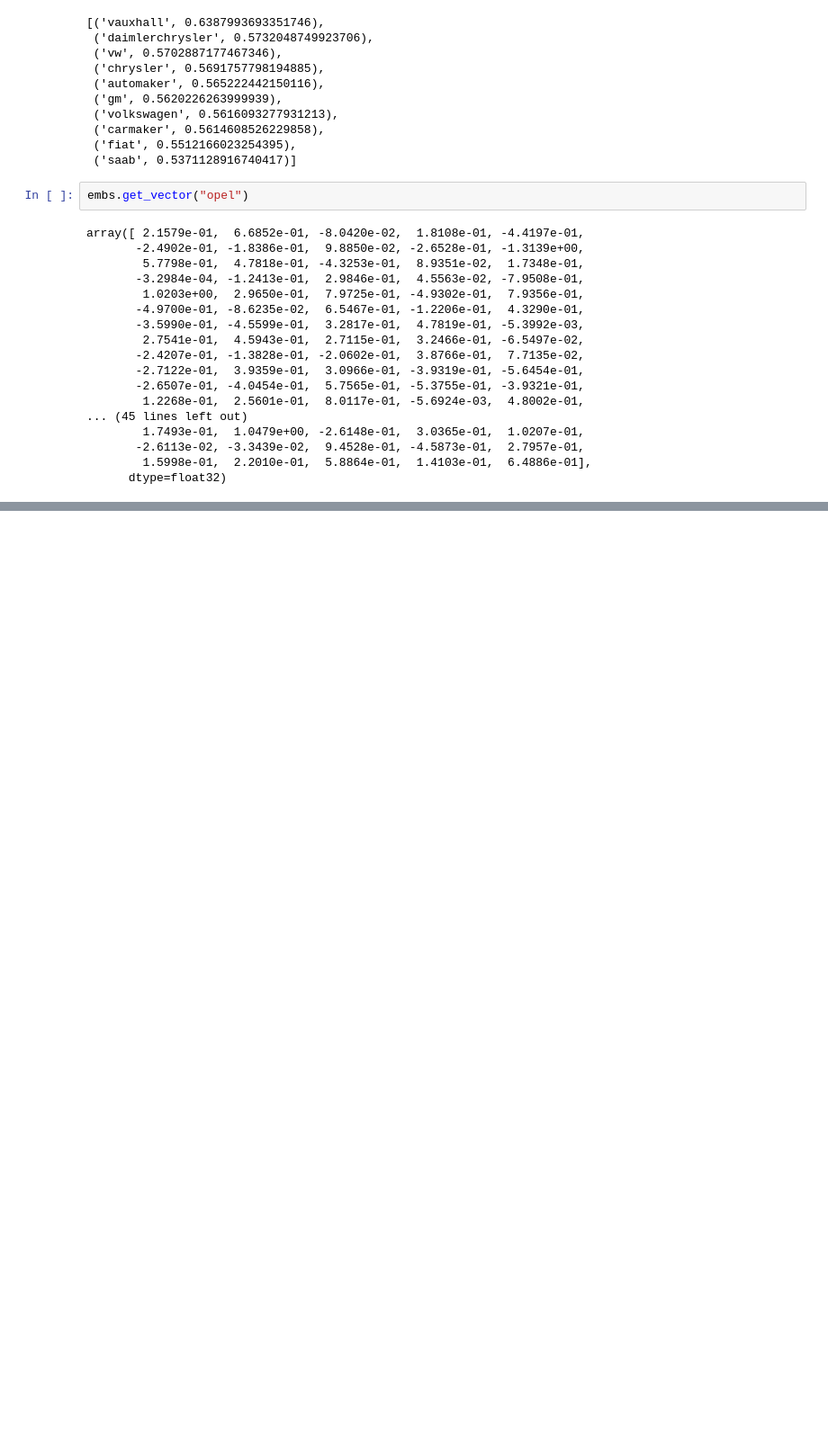
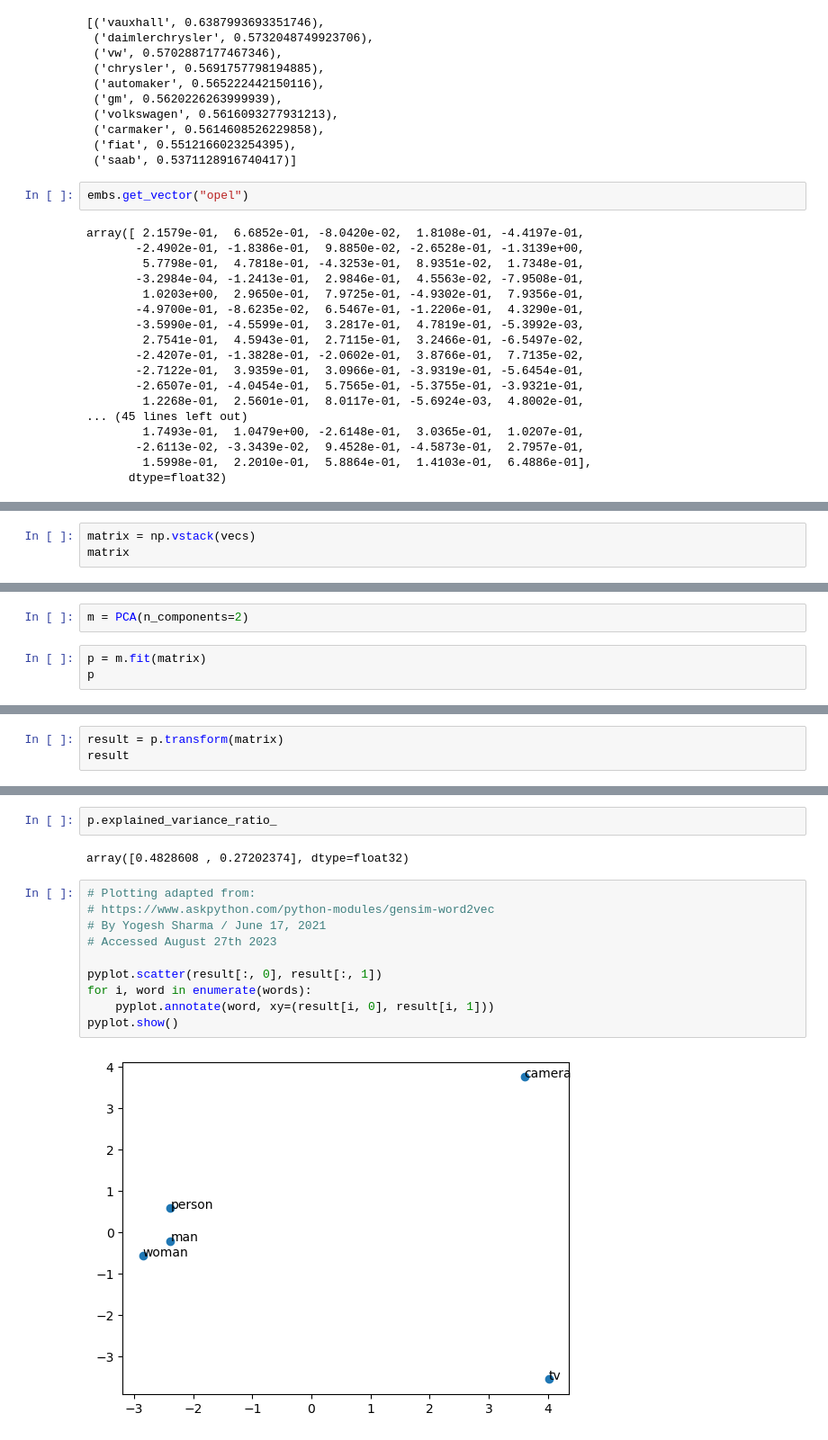
Before and after one commit to magbak/DMBA_2023, a Jupyter notebook: python_nlp_lecture/embeddings.ipynb, the cells around one changed output, grey strips where cells are left out. Shown: that part at 90% size. Drawn from its saved outputs; the diff is of its cells as text; blank space fills up the shorter version.

```diff
--- a/python_nlp_lecture/embeddings.ipynb
+++ b/python_nlp_lecture/embeddings.ipynb
@@ -90,0 +117,3 @@ array([ 2.1579e-01,  6.6852e-01, -8.0420e-02,  1.8108e-01, -4.4197e-01,
+# %%
+matrix = np.vstack(vecs)
+matrix
@@ -90,0 +135,5 @@ array([ 2.1579e-01,  6.6852e-01, -8.0420e-02,  1.8108e-01, -4.4197e-01,
+# %%
+m = PCA(n_components=2)
+# %%
+p = m.fit(matrix)
+p
@@ -90,0 +142,3 @@ array([ 2.1579e-01,  6.6852e-01, -8.0420e-02,  1.8108e-01, -4.4197e-01,
+# %%
+result = p.transform(matrix)
+result
@@ -90,0 +171,16 @@ array([ 2.1579e-01,  6.6852e-01, -8.0420e-02,  1.8108e-01, -4.4197e-01,
+# %%
+p.explained_variance_ratio_
+# %% [output]
+array([0.4828608 , 0.27202374], dtype=float32)
+# %%
+# Plotting adapted from:
+# https://www.askpython.com/python-modules/gensim-word2vec
+# By Yogesh Sharma / June 17, 2021
+# Accessed August 27th 2023
+
+pyplot.scatter(result[:, 0], result[:, 1])
+for i, word in enumerate(words):
+    pyplot.annotate(word, xy=(result[i, 0], result[i, 1]))
+pyplot.show()
+# %% [output]
+[figure, added]
```
Also changed, not shown: parts of 10 cells of this notebook.
